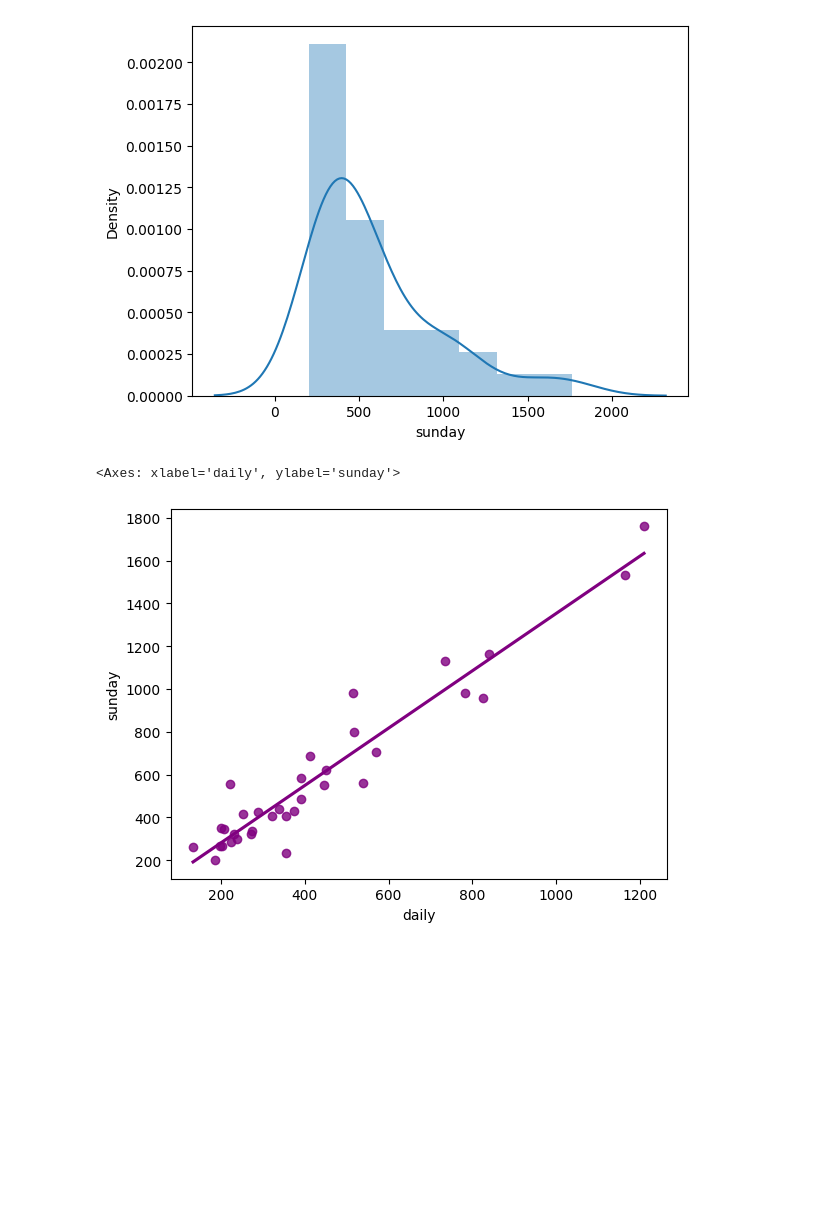
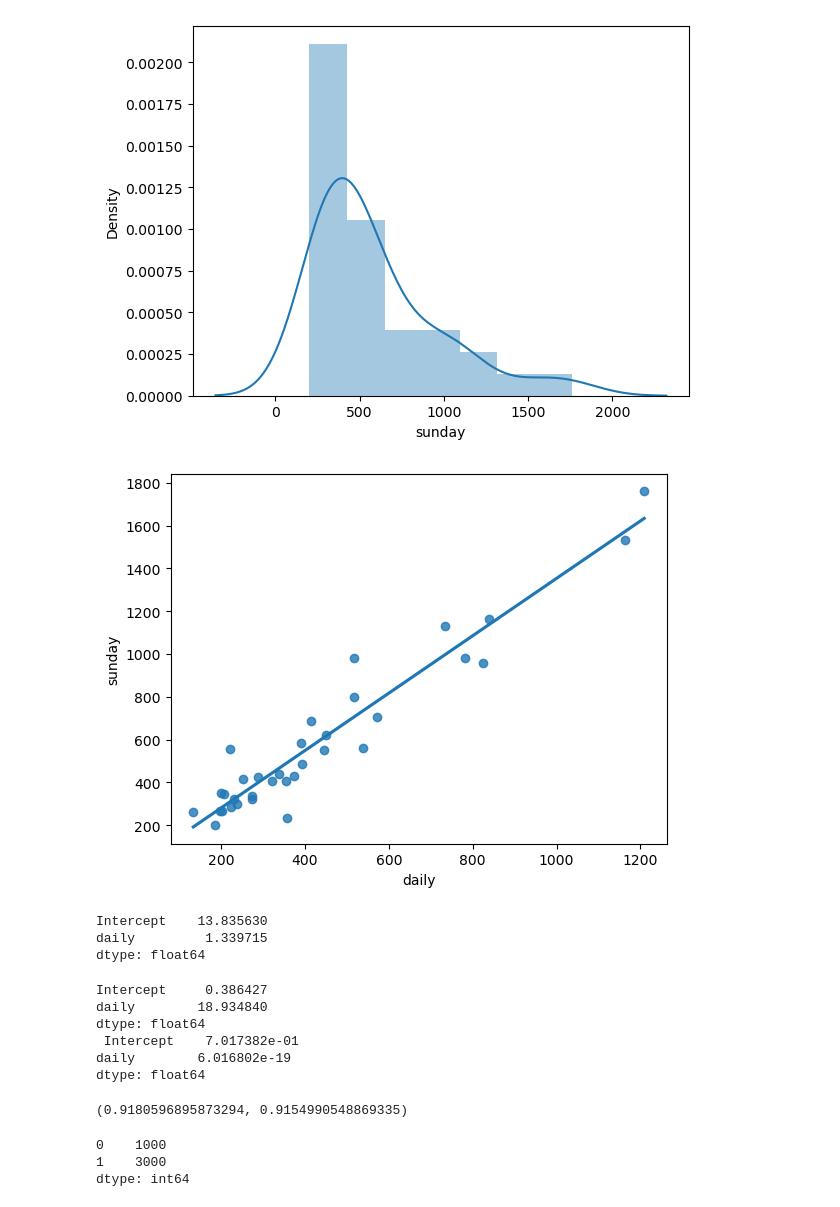
Before and after one commit to Rahul-Chandra-Karupakala/Python_codes, a Jupyter notebook: AD(3-2-25).ipynb, the cells around one changed output. Cells and saved outputs as stored; diff of their text form; code cells hidden in the pictures; blank space fills up the shorter version.

```diff
--- a/AD(3-2-25).ipynb
+++ b/AD(3-2-25).ipynb
@@ -5,8 +5,8 @@ import seaborn as sns
 import warnings
 warnings.filterwarnings('ignore')
 # %%
-data=pd.read_csv('NewspaperData.csv')
-data.head(10)
+data=pd.read_csv(r'NewspaperData.csv')
+data.head()
 # %% [output]
 |  | Newspaper | daily | sunday |
 | 0 | Baltimore Sun | 391.952 | 488.506 |
@@ -90,5 +121,23 @@ model=smf.ols("sunday~daily",data=df).fit()
 # %%
-sns.regplot(x='daily',y='sunday',data=df,ci=None,color='Purple')
+sns.regplot(x='daily',y='sunday',data=data,ci=None);
 # %% [output]
-<Axes: xlabel='daily', ylabel='sunday'>
-[figure, old version]
+[figure, new version]
+# %%
+model.params #coefficients
+# %% [output]
+Intercept    13.835630
+daily         1.339715
+dtype: float64
+# %%
+print(model.tvalues,'\n', model.pvalues)
+# %% [output]
+Intercept     0.386427
+daily        18.934840
+dtype: float64
+ Intercept    7.017382e-01
+daily        6.016802e-19
+dtype: float64
+# %%
+(model.rsquared,model.rsquared_adj) #R squared values range=0------1
+# %% [output]
+(0.9180596895873294, 0.9154990548869335)
@@ -94,0 +146,6 @@ sns.regplot(x='daily',y='sunday',data=df,ci=None,color='Purple')
+# %%
+newdata
+# %% [output]
+0    1000
+1    3000
+dtype: int64
```
Also changed, not shown: parts of 21 cells of this notebook, 2 other files.
